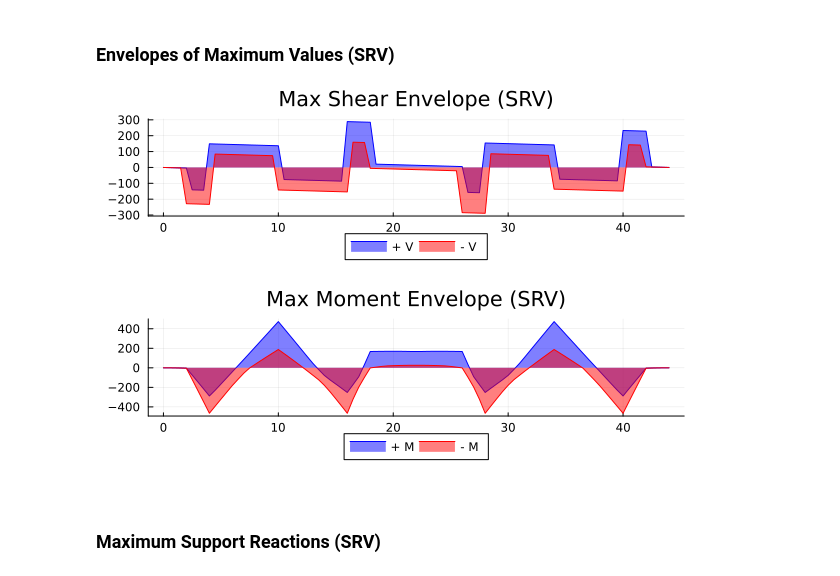
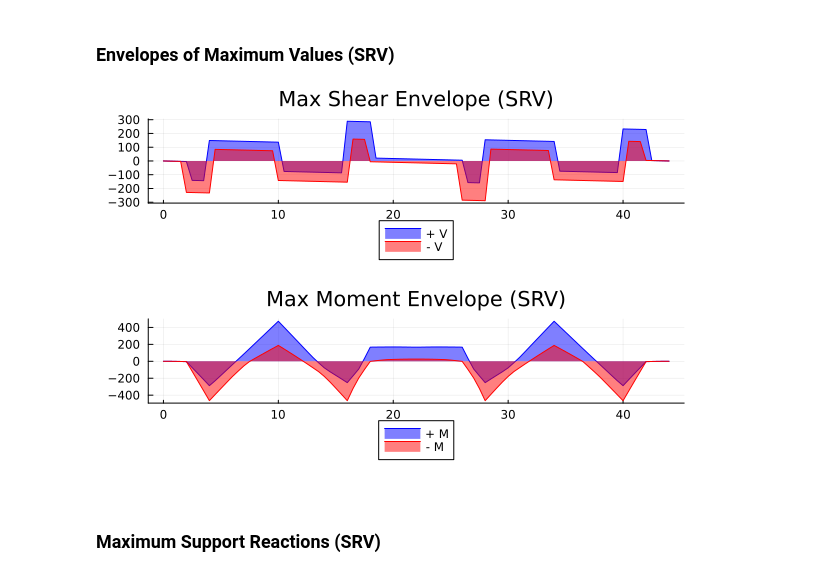
Before and after one commit to co1emi11er2/Cap18.jl, a Jupyter notebook: check/cap18_check.ipynb, the cells around one changed output. Saved outputs shown, nothing was run; the diff lists cells and outputs as text; code cells hidden in the pictures.

```diff
--- a/check/cap18_check.ipynb
+++ b/check/cap18_check.ipynb
@@ -328,13 +360,13 @@ function parse_larsa_reactions(path)
 	end
 end;
 # %%
-path_dc_larsa_srv = dir *"\\dc_larsa_srv.csv";
-path_se_larsa_srv = dir *"\\se_larsa_srv.csv";
-path_me_larsa_srv = dir *"\\me_larsa_srv.csv";
-path_se_larsa_str = dir *"\\se_larsa_str.csv";
-path_me_larsa_str = dir *"\\me_larsa_str.csv";
-path_r_larsa_srv = dir *"\\r_larsa_srv.csv";
-path_r_larsa_str = dir *"\\r_larsa_str.csv";
+path_dc_larsa_srv = dir *"/dc_larsa_srv.csv";
+path_se_larsa_srv = dir *"/se_larsa_srv.csv";
+path_me_larsa_srv = dir *"/me_larsa_srv.csv";
+path_se_larsa_str = dir *"/se_larsa_str.csv";
+path_me_larsa_str = dir *"/me_larsa_str.csv";
+path_r_larsa_srv = dir *"/r_larsa_srv.csv";
+path_r_larsa_str = dir *"/r_larsa_str.csv";
 # %% [markdown]
 ### Dead Load Results
 # %%
@@ -366,14 +399,14 @@ mmax_larsa_srv = parse_larsa_moments(df_me_larsa_srv, :maximum)
 mmin_larsa_srv = parse_larsa_moments(df_me_larsa_srv, :minimum)
 me_larsa_srv = parse_larsa_moments(df_me_larsa_srv);
 # %%
+#| fig-cap: "LARSA: Service Shear and Moment Envelope Diagrams"
 plot(
 		plot(se_larsa_srv, title="Max Shear Envelope (SRV)"),
 		plot(me_larsa_srv, title="Max Moment Envelope (SRV)"),
 		layout = (2, 1),
 		legend = :outerbottom,
-		legend_column = -1
 	)
 # %% [output]
-[figure, old version]
+[figure, new version]
 # %% [markdown]
 ### Maximum Support Reactions (SRV)
```
Also changed, not shown: parts of 24 cells of this notebook, 6 other files.
